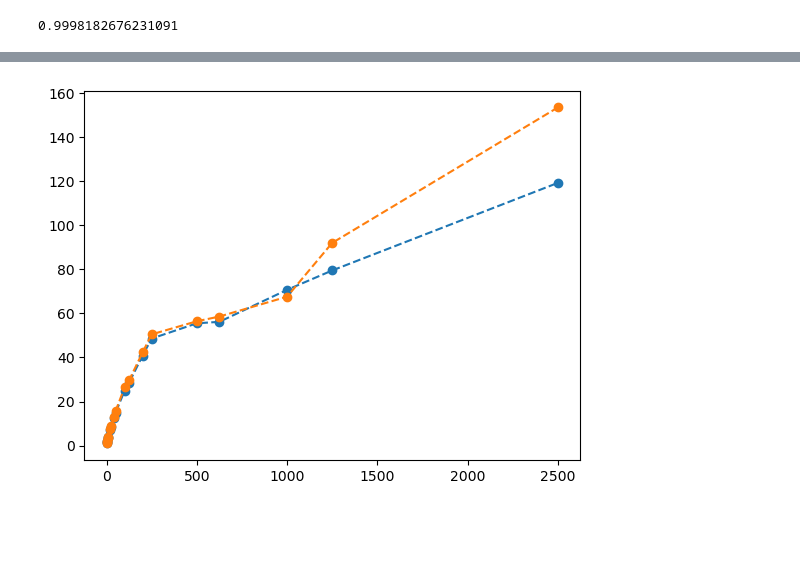
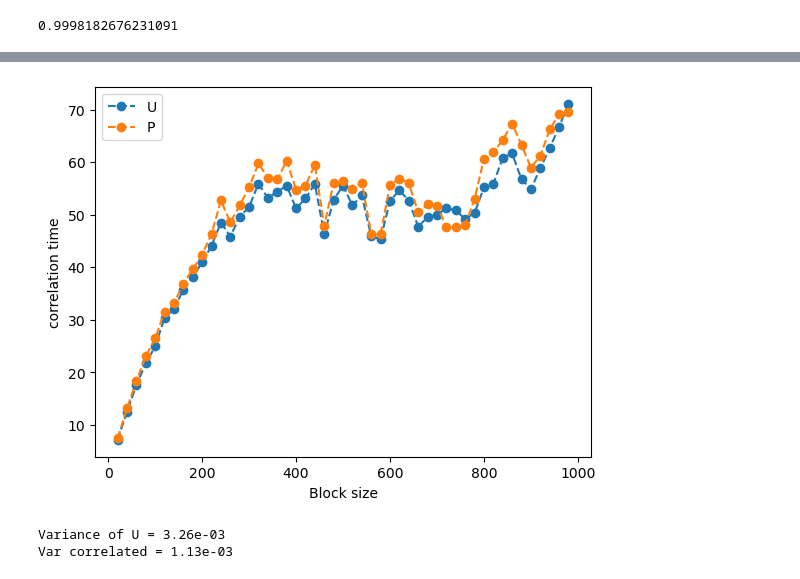
Before and after one commit to jocelas/ACOMP, a Jupyter notebook: sht1/argonfluid/argon/variance.ipynb, the cells around one changed output, grey strips where cells are left out. Cells and saved outputs as stored; diff of their text form; code cells hidden in the pictures; blank space fills up the shorter version.

```diff
--- a/sht1/argonfluid/argon/variance.ipynb
+++ b/sht1/argonfluid/argon/variance.ipynb
@@ -37,29 +40,49 @@ def factors(n):
 # %%
 t, acceptance, U, p = np.loadtxt('log.dat', unpack = True)
 
 def calculate_correlation_time(variable):
     n = len(variable)
 
-    m = np.sort(factors(n))
+    m = np.arange(20,n//5,20)
 
     correlation_time = np.zeros(m.shape)
     var = np.var(variable)
 
     for j, mm in enumerate(m):
-        Am = np.reshape(variable, (-1,mm))
+
+        # Trim the variable so you can do calculations
+        length = n - n % mm
+        variable_ = variable.copy()[:length]
+        #print(len(variable)-mm)
+
+        Am = np.reshape(variable_, (-1,mm))
         Am_average = Am.mean(axis=1)
         correlation_time[j] = np.var(Am_average)*mm/var/2
     return m, correlation_time
 
-x, varU = calculate_correlation_time(U)
+mU, corrU = calculate_correlation_time(U)
 
-_, varP = calculate_correlation_time(p)
-del(_)
+mP, corrP = calculate_correlation_time(p)
 
-plt.plot(x,varU, '--o')
-plt.plot(x,varP, '--o')
+
+plt.plot(mU,corrU, '--o', label = 'U')
+plt.plot(mP,corrP, '--o', label = 'P')
+plt.xlabel('Block size')
+plt.ylabel('correlation time')
+plt.legend()
 
 
 plt.show()
+
+correlation_Time = np.mean(corrU[mU > 300][mU[mU>300]<700])
+
+variance_U = np.var(U)
+
+var_correlated = 2*correlation_Time*variance_U/300
+
+print(f'Variance of U = {variance_U:.2e}')
+print(f'Var correlated = {var_correlated:.2e}')
 # %% [output]
-[figure, old version]
+[figure, new version]
+Variance of U = 3.26e-03
+Var correlated = 1.13e-03
```
Also changed, not shown: parts of 1 cell of this notebook.
